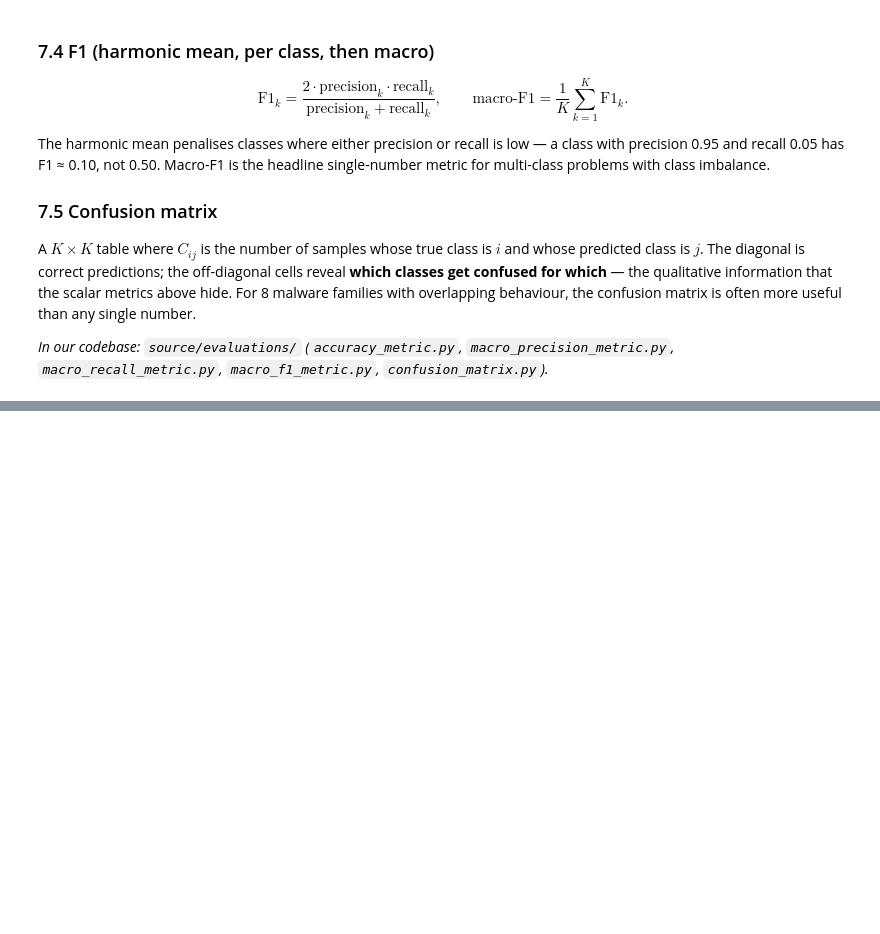
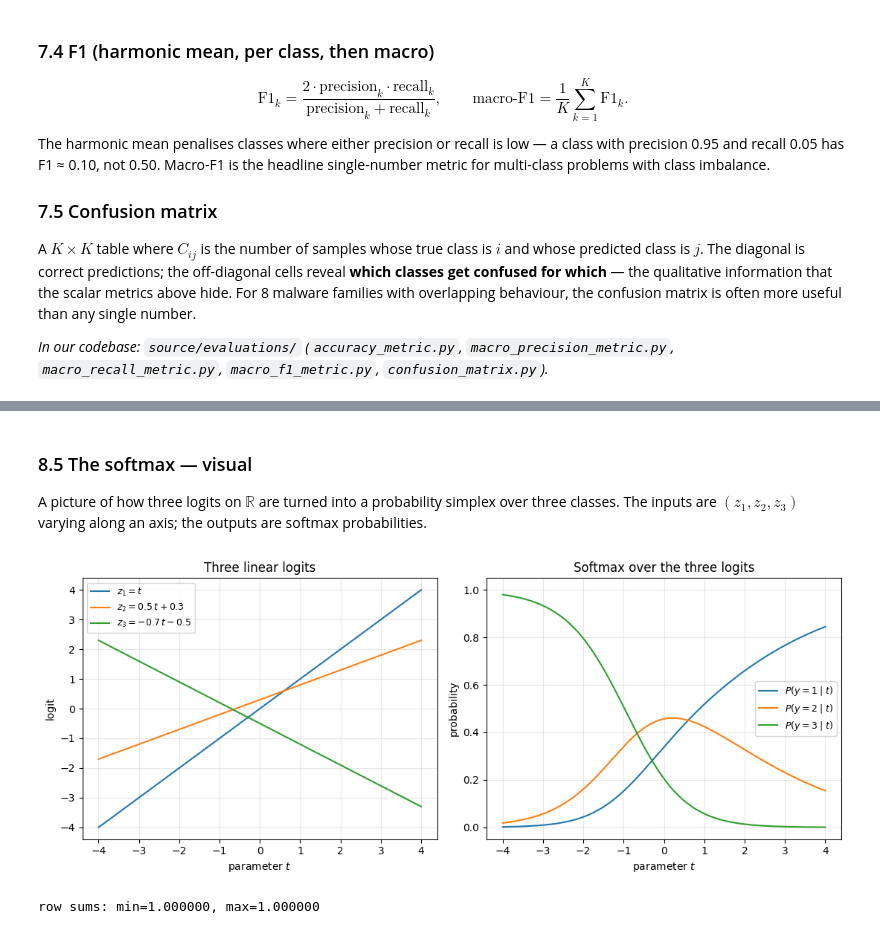
Before and after one commit to ba1chev/Chimera-47, a Jupyter notebook: notebooks/00_theoretical.ipynb, the cells around one changed output, grey strips where cells are left out. Saved outputs shown, nothing was run; the diff lists cells and outputs as text; code cells hidden in the pictures; blank space fills up the shorter version.

```diff
--- a/notebooks/00_theoretical.ipynb
+++ b/notebooks/00_theoretical.ipynb
@@ -438,0 +527,46 @@ A $K \times K$ table where $C_{ij}$ is the number of samples whose true class is
+# %% [markdown]
+### 8.5 The softmax — visual
+
+A picture of how three logits on $\mathbb{R}$ are turned into a probability simplex over three classes. The inputs are $(z_1, z_2, z_3)$ varying along an axis; the outputs are softmax probabilities.
+# %%
+import numpy as np
+import matplotlib.pyplot as plt
+
+t = np.linspace(-4.0, 4.0, 400)
+z1 =  t
+z2 =  0.5 * t + 0.3
+z3 = -0.7 * t - 0.5
+Z = np.vstack([z1, z2, z3])
+
+Z_shifted = Z - Z.max(axis=0, keepdims=True)
+expZ = np.exp(Z_shifted)
+P = expZ / expZ.sum(axis=0, keepdims=True)
+
+fig, (ax_left, ax_right) = plt.subplots(1, 2, figsize=(11, 4.5))
+
+ax_left.plot(t, z1, label=r'$z_1 = t$')
+ax_left.plot(t, z2, label=r'$z_2 = 0.5\,t + 0.3$')
+ax_left.plot(t, z3, label=r'$z_3 = -0.7\,t - 0.5$')
+ax_left.set_xlabel(r'parameter $t$')
+ax_left.set_ylabel('logit')
+ax_left.set_title('Three linear logits')
+ax_left.legend(loc='upper left', fontsize=9)
+ax_left.grid(alpha=0.3)
+
+ax_right.plot(t, P[0], label=r'$P(y=1\mid t)$')
+ax_right.plot(t, P[1], label=r'$P(y=2\mid t)$')
+ax_right.plot(t, P[2], label=r'$P(y=3\mid t)$')
+ax_right.set_xlabel(r'parameter $t$')
+ax_right.set_ylabel('probability')
+ax_right.set_title('Softmax over the three logits')
+ax_right.set_ylim(-0.05, 1.05)
+ax_right.legend(loc='center right', fontsize=9)
+ax_right.grid(alpha=0.3)
+
+plt.tight_layout()
+plt.show()
+
+print(f'row sums: min={P.sum(axis=0).min():.6f}, max={P.sum(axis=0).max():.6f}')
+# %% [output]
+[figure, added]
+row sums: min=1.000000, max=1.000000
```
Also changed, not shown: parts of 25 cells of this notebook.
